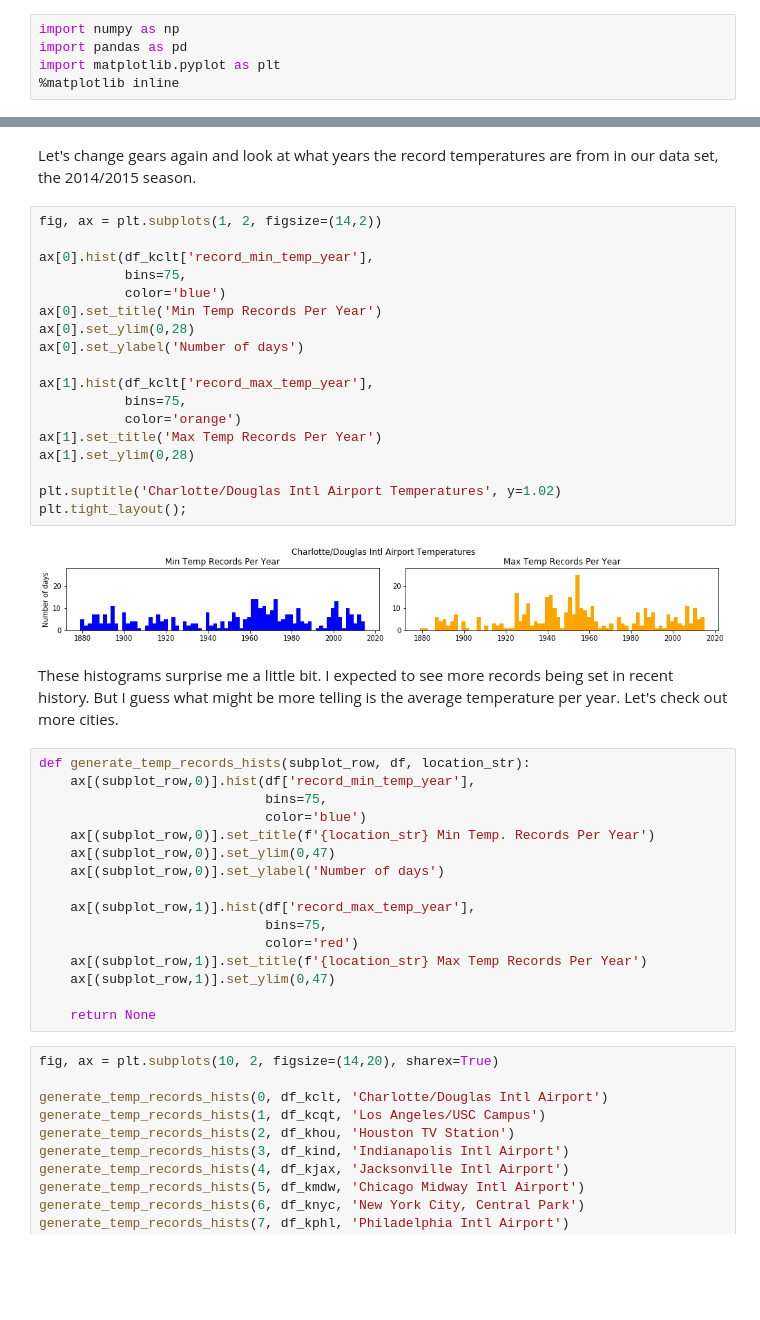
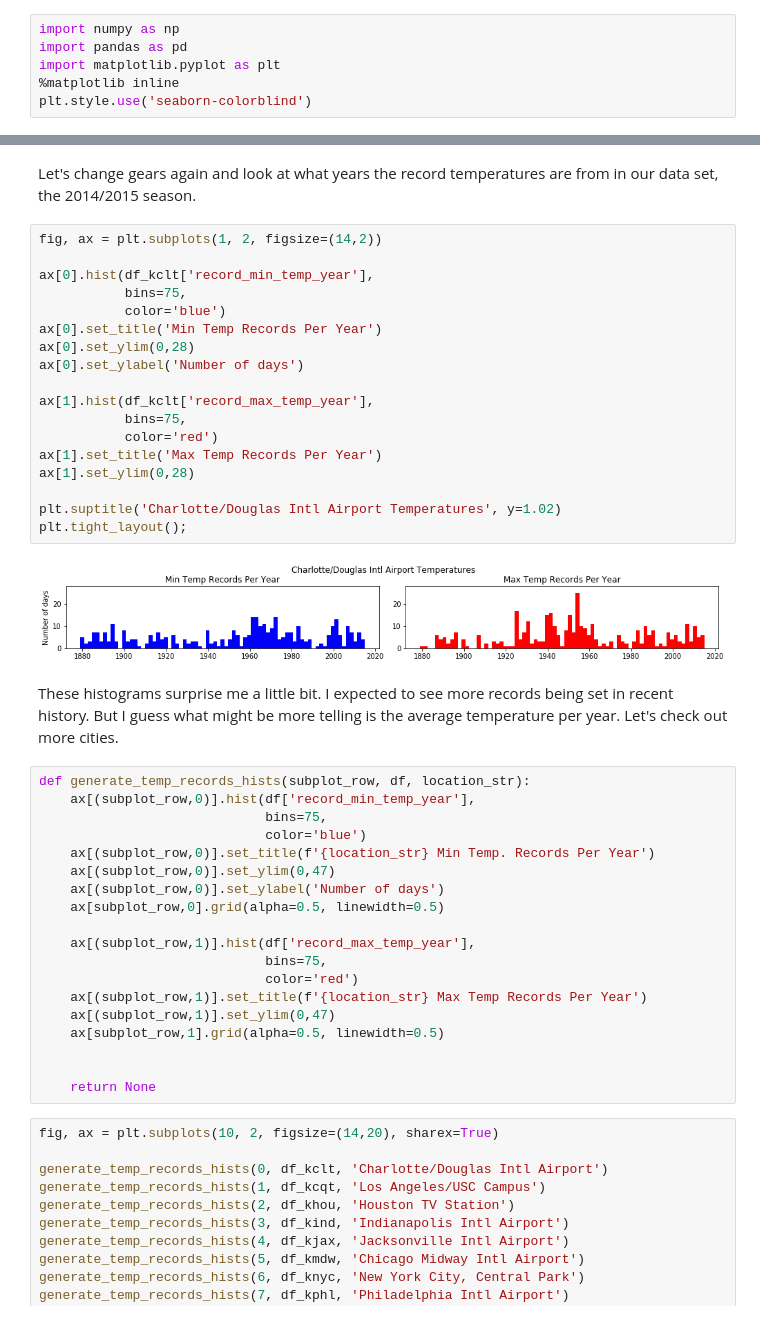
Before and after one commit to sn-ekstrand/weather-data-analysis, a Jupyter notebook: weather_data_exploration.ipynb, the cells around one changed output, grey strips where cells are left out. Saved outputs shown, nothing was run; the diff lists cells and outputs as text; blank space fills up the shorter version.

Commit message:
changed plot style

```diff
--- a/weather_data_exploration.ipynb
+++ b/weather_data_exploration.ipynb
@@ -3,6 +3,7 @@ import numpy as np
 import pandas as pd
 import matplotlib.pyplot as plt
 %matplotlib inline
+plt.style.use('seaborn-colorblind')
 # %%
 # First we need to load our data and clean it if necessary
 df_kclt = pd.read_csv('data/KCLT.csv')
@@ -213,23 +214,23 @@ Let's change gears again and look at what years the record temperatures are from
 # %%
 fig, ax = plt.subplots(1, 2, figsize=(14,2))
 
 ax[0].hist(df_kclt['record_min_temp_year'],
            bins=75,
            color='blue')
 ax[0].set_title('Min Temp Records Per Year')
 ax[0].set_ylim(0,28)
 ax[0].set_ylabel('Number of days')
 
 ax[1].hist(df_kclt['record_max_temp_year'],
            bins=75,
-           color='orange')
+           color='red')
 ax[1].set_title('Max Temp Records Per Year')
 ax[1].set_ylim(0,28)
 
 plt.suptitle('Charlotte/Douglas Intl Airport Temperatures', y=1.02)
 plt.tight_layout();
 # %% [output]
-[figure, old version]
+[figure, new version]
 # %% [markdown]
 These histograms surprise me a little bit. I expected to see more records being set in recent history. But I guess what might be more telling is the average temperature per year. Let's check out more cities.
 # %%
@@ -240,12 +241,15 @@ def generate_temp_records_hists(subplot_row, df, location_str):
     ax[(subplot_row,0)].set_title(f'{location_str} Min Temp. Records Per Year')
     ax[(subplot_row,0)].set_ylim(0,47)
     ax[(subplot_row,0)].set_ylabel('Number of days')
+    ax[subplot_row,0].grid(alpha=0.5, linewidth=0.5)
 
     ax[(subplot_row,1)].hist(df['record_max_temp_year'],
                              bins=75,
                              color='red')
     ax[(subplot_row,1)].set_title(f'{location_str} Max Temp Records Per Year')
     ax[(subplot_row,1)].set_ylim(0,47)
+    ax[subplot_row,1].grid(alpha=0.5, linewidth=0.5)
+
 
     return None
 # %%
```
